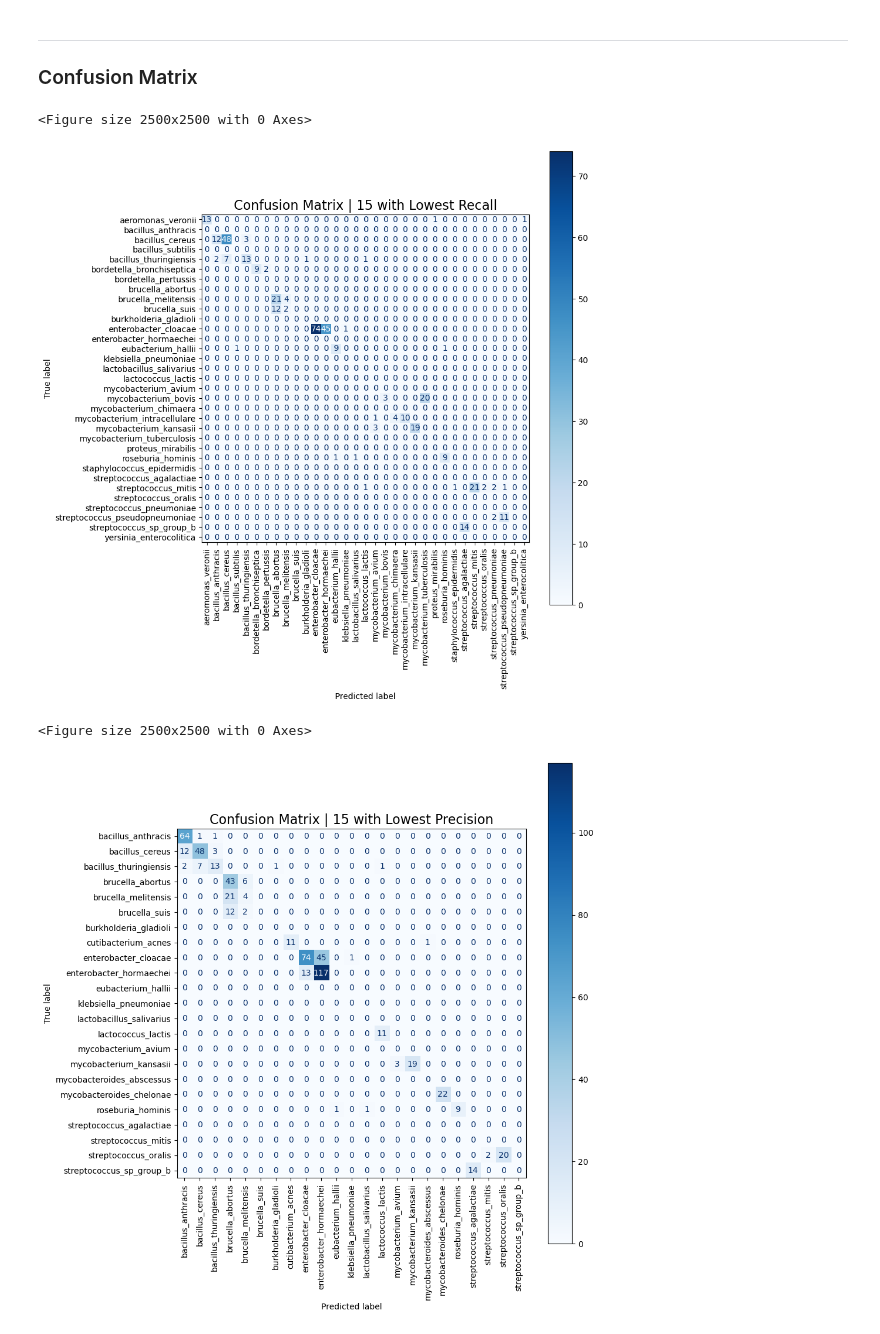
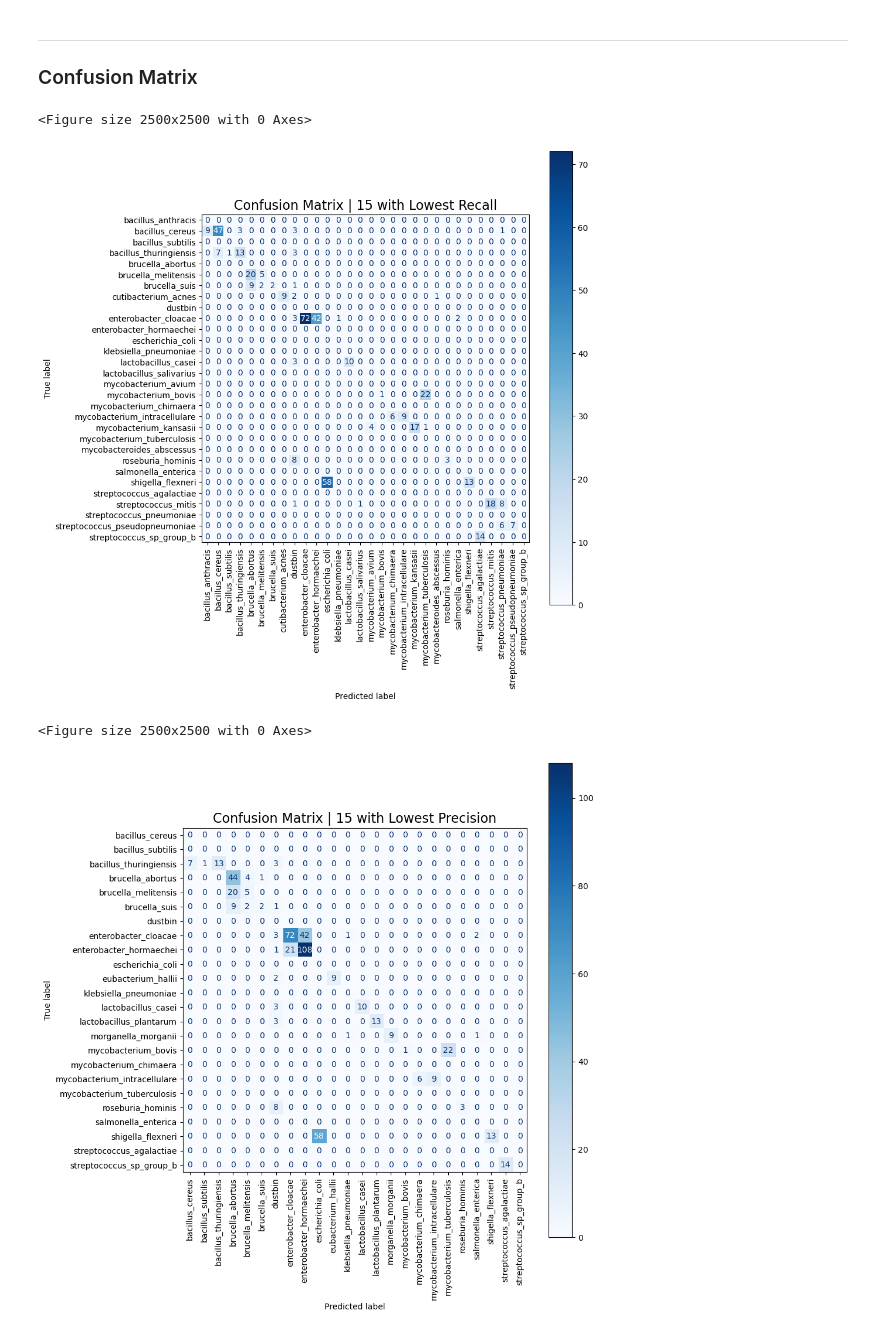
Before and after one commit to pg-space/panspace, a Jupyter notebook: notebooks/test_index.ipynb, the cells around one changed output. Cells and saved outputs as stored; diff of their text form; code cells hidden in the pictures.

```diff
--- a/notebooks/test_index.ipynb
+++ b/notebooks/test_index.ipynb
@@ -66,0 +58,4 @@ df.head(5)
+# %%
+from collections import Counter
+cols_labels = [c for c in df.columns if c.startswith("label")]
+df["consensus"] = df[cols_labels].apply(lambda row: Counter(row).most_common(1)[0][0],axis=1)
@@ -67,7 +72,13 @@ df.head(5)
+# %%
+labels_test = datasets["labels"]["test"]
+sample_id_test = [Path(p).stem for p in datasets["id_labels"]["test"]]
+df_test = pd.DataFrame({"sample_id": sample_id_test, "ground_truth": labels_test})
+# %%
+df = pd.merge(left=df, right=df_test, left_on="sample_id_query", right_on="sample_id")
 # %%
-classes = df.GT.unique()
+classes = df.ground_truth.unique()
 classes = sorted(classes)
-y_true, y_pred = df.GT, df.consensus_10
+y_true, y_pred = df.ground_truth, df.consensus
 # %%
 accuracy_score(y_true, y_pred), balanced_accuracy_score(y_true, y_pred), len(classes)
 # %% [output]
@@ -127,10 +138,10 @@ N_SAMPLES=15
 # %%
 
 labels_to_plot = df_metrics.sort_values(by="recall")["label"].tolist()[:N_SAMPLES]
-filter_df = df.query(f"GT in {(labels_to_plot)}")
+filter_df = df.query(f"ground_truth in {(labels_to_plot)}")
 
-y_true = filter_df.GT.tolist()
-y_pred = filter_df.consensus_10.tolist()
+y_true = filter_df.ground_truth.tolist()
+y_pred = filter_df.consensus.tolist()
 
 labels = list(set(y_true+y_pred))
 # labels = list(set(y_true))
@@ -153,36 +164,36 @@ plt.tight_layout()
 plt.savefig(PATH_SAVE,dpi=300)
 # %% [output]
 <Figure size 2500x2500 with 0 Axes>
-[figure, old version]
+[figure, new version]
 # %%
 labels_to_plot = df_metrics.sort_values(by="precision")["label"].tolist()[:N_SAMPLES]
 
-filter_df = df.query(f"GT in {(labels_to_plot)}") # and GT != consensus_10")
+filter_df = df.query(f"ground_truth in {(labels_to_plot)}") # and GT != consensus_10")
 
-y_true = filter_df.GT.tolist()
-y_pred = filter_df.consensus_10.tolist()
+y_true = filter_df.ground_truth.tolist()
+y_pred = filter_df.consensus.tolist()
 
 labels = list(set(y_true+y_pred))
 # labels = list(set(y_true))
 
 labels.sort()
 fig = plt.figure(figsize=(25,25))
 cm = confusion_matrix(y_true, y_pred, labels=labels)
 disp=ConfusionMatrixDisplay(cm, display_labels=labels,)
 
 disp.plot( cmap=plt.cm.Blues)
 fig = disp.ax_.get_figure()
 fig.set_figwidth(10)
 fig.set_figheight(10)
 disp.ax_.set_title(f"Confusion Matrix | {N_SAMPLES} with Lowest Precision", fontsize=16, fontweight="medium")
 plt.xticks(rotation='vertical')
 
 PATH_SAVE=Path("../plots/6mers/metrics/confusion_matrix_lowest_precision.png")
 PATH_SAVE.parent.mkdir(exist_ok=True, parents=True)
 
 plt.tight_layout()
 plt.savefig(PATH_SAVE,dpi=300)
 # %% [output]
 <Figure size 2500x2500 with 0 Axes>
-[figure, old version]
+[figure, new version]
 # %%
```
Also changed, not shown: parts of 15 cells of this notebook, 2 other files.
